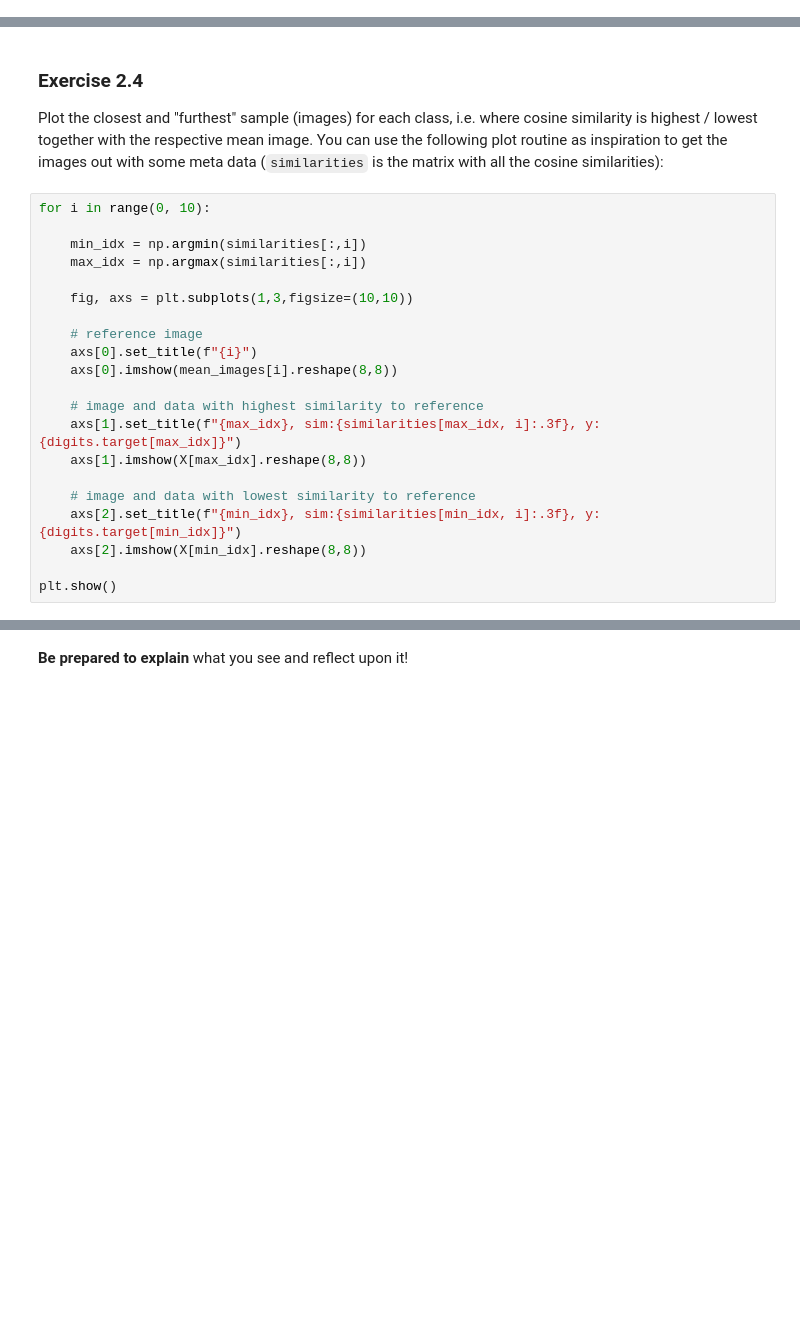
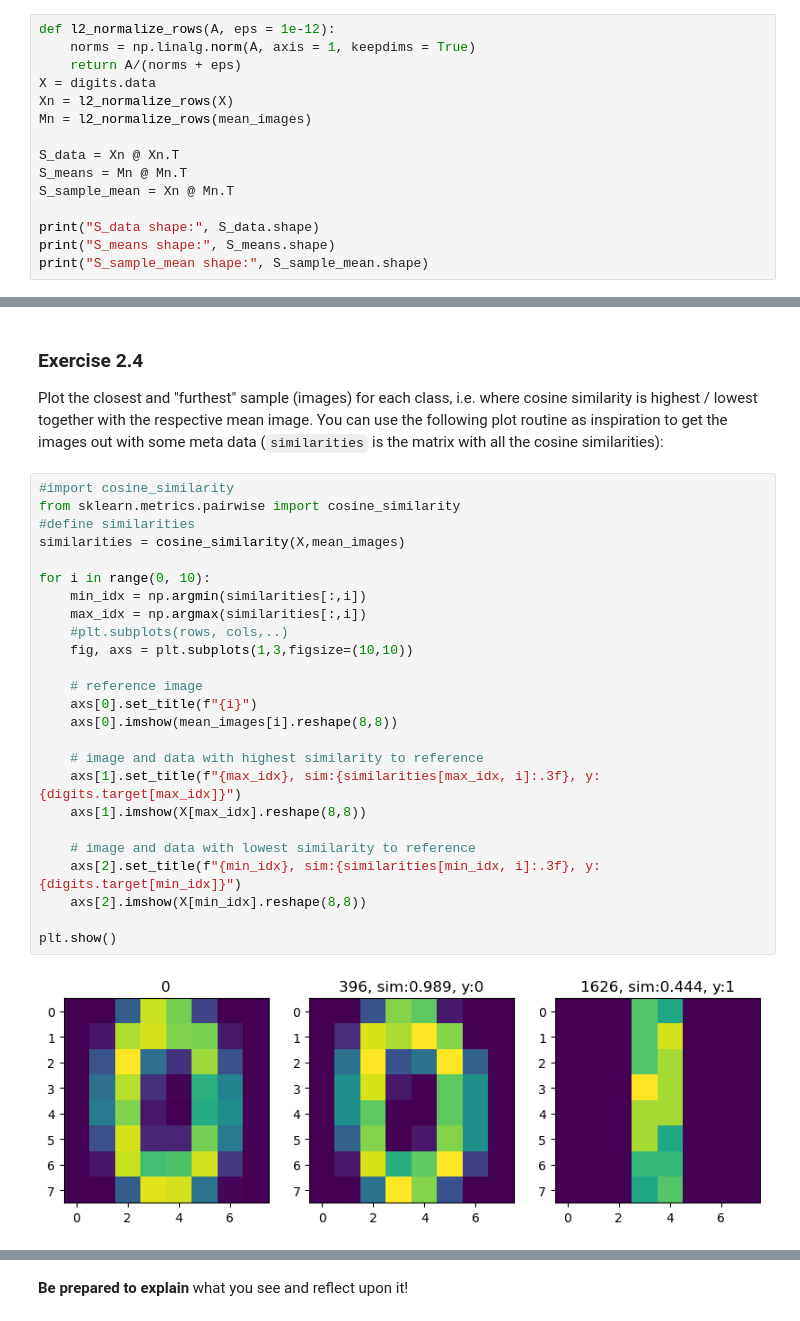
Before and after one commit to PengxinLuan/Applied-ML-, a Jupyter notebook: lab1/lab1.ipynb, the cells around one changed output, grey strips where cells are left out. Saved outputs shown, nothing was run; the diff lists cells and outputs as text; blank space fills up the shorter version.

````diff
--- a/lab1/lab1.ipynb
+++ b/lab1/lab1.ipynb
@@ -70,0 +105,15 @@
+# %%
+def l2_normalize_rows(A, eps = 1e-12):
+    norms = np.linalg.norm(A, axis = 1, keepdims = True)
+    return A/(norms + eps)
+X = digits.data
+Xn = l2_normalize_rows(X)
+Mn = l2_normalize_rows(mean_images)
+
+S_data = Xn @ Xn.T
+S_means = Mn @ Mn.T
+S_sample_mean = Xn @ Mn.T
+
+print("S_data shape:", S_data.shape)
+print("S_means shape:", S_means.shape)
+print("S_sample_mean shape:", S_sample_mean.shape)
@@ -72,23 +125,29 @@
 ### Exercise 2.4
 Plot the closest and "furthest" sample (images) for each class, i.e. where cosine similarity is highest / lowest together with the respective mean image. You can use the following plot routine as inspiration to get the images out with some meta data (```similarities``` is the matrix with all the cosine similarities):
 # %%
+#import cosine_similarity
+from sklearn.metrics.pairwise import cosine_similarity
+#define similarities
+similarities = cosine_similarity(X,mean_images)
+
 for i in range(0, 10):
-
     min_idx = np.argmin(similarities[:,i])
     max_idx = np.argmax(similarities[:,i])
-
+    #plt.subplots(rows, cols,..)
     fig, axs = plt.subplots(1,3,figsize=(10,10))
 
     # reference image
     axs[0].set_title(f"{i}")
     axs[0].imshow(mean_images[i].reshape(8,8))
 
     # image and data with highest similarity to reference
     axs[1].set_title(f"{max_idx}, sim:{similarities[max_idx, i]:.3f}, y:{digits.target[max_idx]}")
     axs[1].imshow(X[max_idx].reshape(8,8))
 
     # image and data with lowest similarity to reference
     axs[2].set_title(f"{min_idx}, sim:{similarities[min_idx, i]:.3f}, y:{digits.target[min_idx]}")
     axs[2].imshow(X[min_idx].reshape(8,8))
 
 plt.show()
+# %% [output]
+[figure, added]
````
Also changed, not shown: parts of 36 cells of this notebook, 1 other file.
